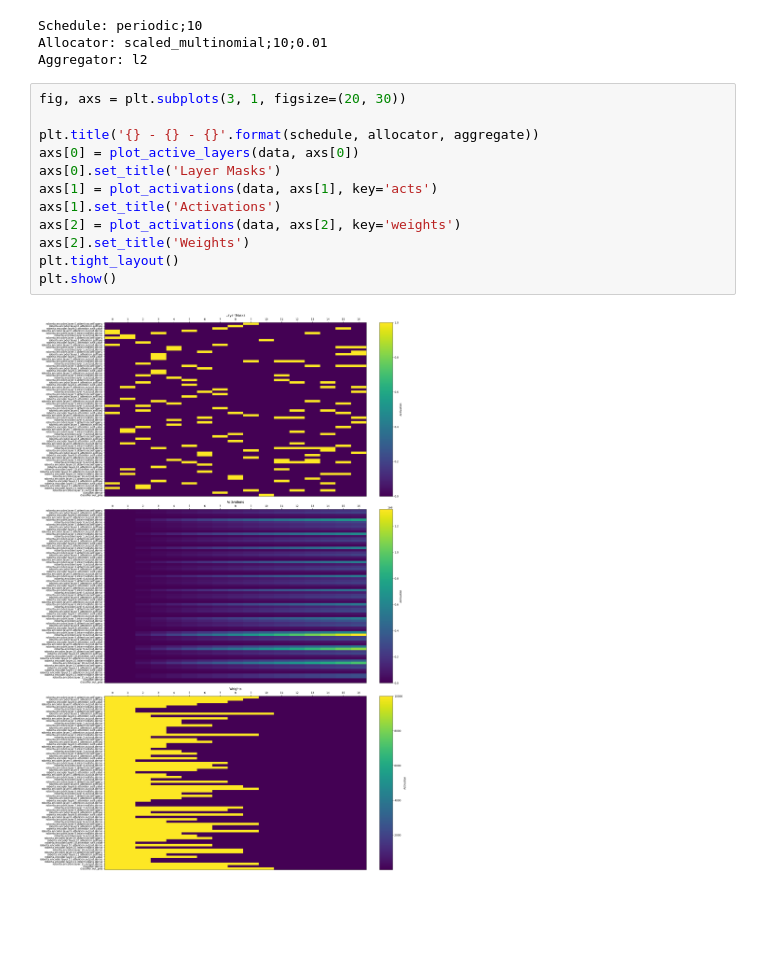
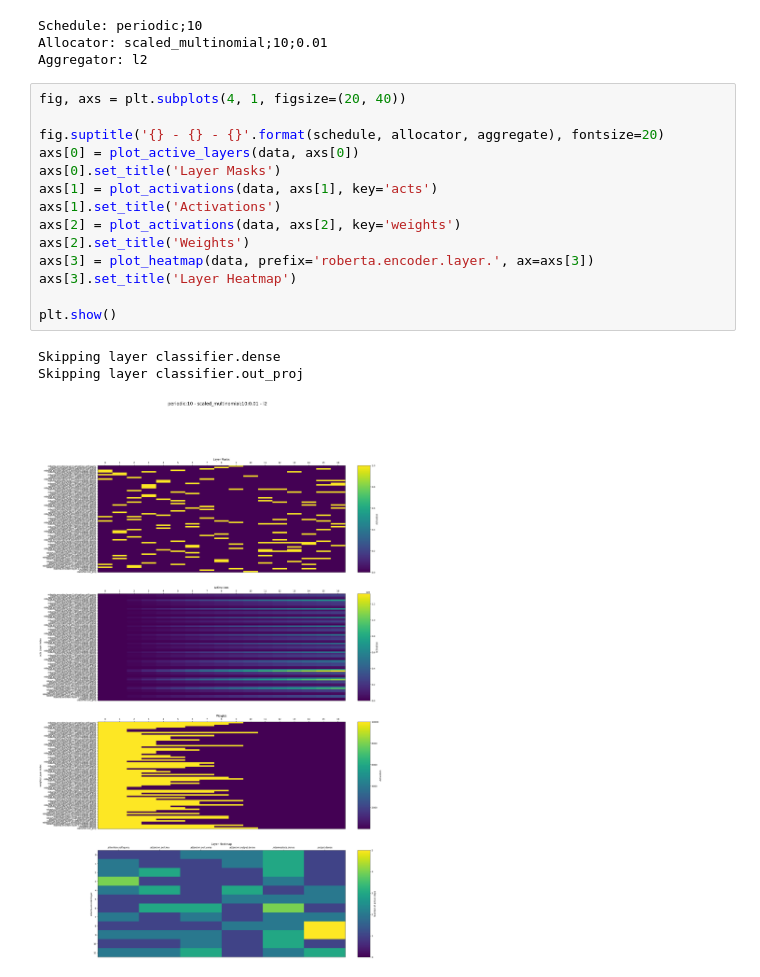
Before and after one commit to JesseBrouw/FoMo-LoRA, a Jupyter notebook: notebooks/vis.ipynb, the cells around one changed output. Saved outputs shown, nothing was run; the diff lists cells and outputs as text; blank space fills up the shorter version.

Commit message:
added activations heatmap to the plotting notebook

```diff
--- a/notebooks/vis.ipynb
+++ b/notebooks/vis.ipynb
@@ -101,16 +150,20 @@ Schedule: periodic;10
 Allocator: scaled_multinomial;10;0.01
 Aggregator: l2
 # %%
-fig, axs = plt.subplots(3, 1, figsize=(20, 30))
+fig, axs = plt.subplots(4, 1, figsize=(20, 40))
 
-plt.title('{} - {} - {}'.format(schedule, allocator, aggregate))
+fig.suptitle('{} - {} - {}'.format(schedule, allocator, aggregate), fontsize=20)
 axs[0] = plot_active_layers(data, axs[0])
 axs[0].set_title('Layer Masks')
 axs[1] = plot_activations(data, axs[1], key='acts')
 axs[1].set_title('Activations')
 axs[2] = plot_activations(data, axs[2], key='weights')
 axs[2].set_title('Weights')
-plt.tight_layout()
+axs[3] = plot_heatmap(data, prefix='roberta.encoder.layer.', ax=axs[3])
+axs[3].set_title('Layer Heatmap')
+
 plt.show()
 # %% [output]
+Skipping layer classifier.dense
+Skipping layer classifier.out_proj
-[figure, old version]
+[figure, new version]
```
Also changed, not shown: parts of 2 cells of this notebook.
